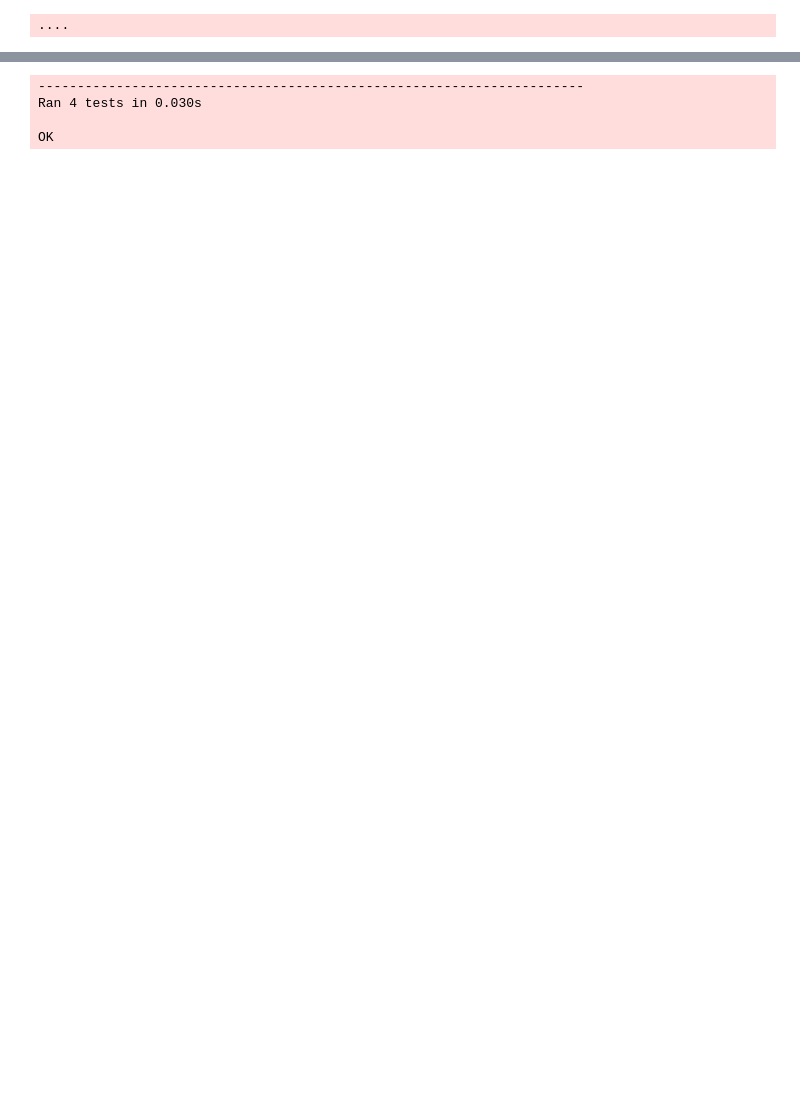
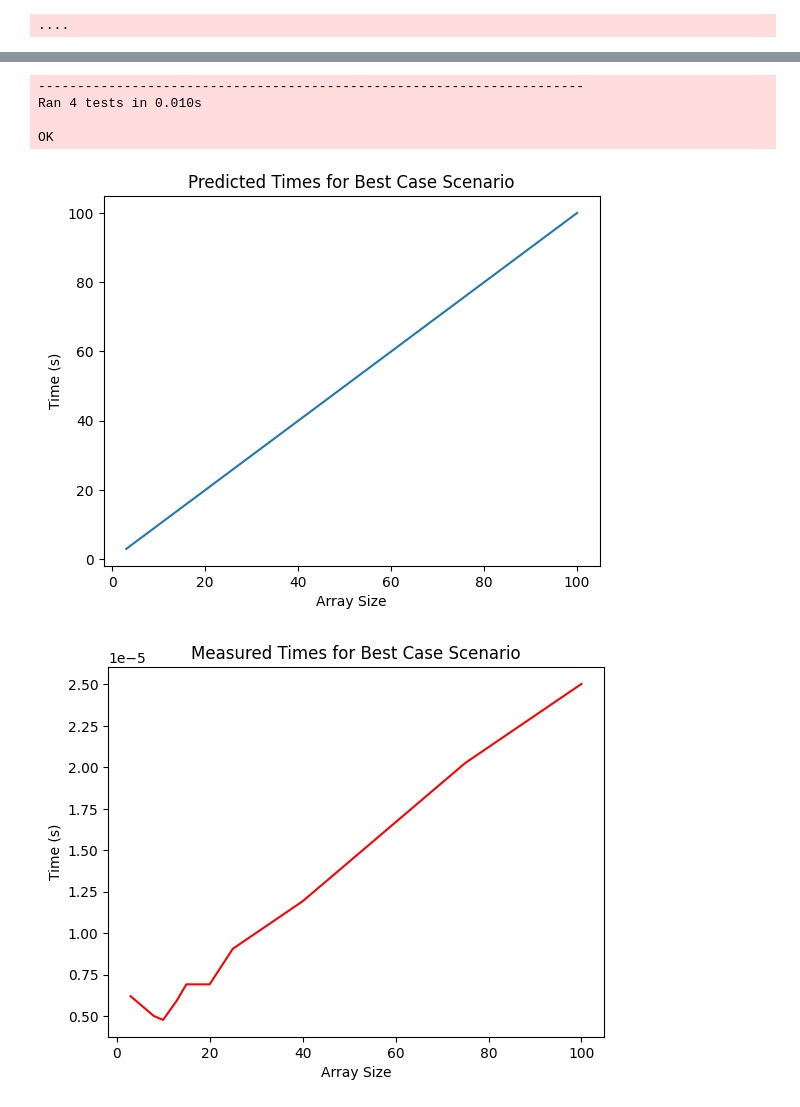
Before and after one commit to mo-abdulai/Analysis-Of-Anonymous-Algorithms, a Jupyter notebook: Algorithm7.ipynb, the cells around one changed output, grey strips where cells are left out. Saved outputs shown, nothing was run; the diff lists cells and outputs as text; code cells hidden in the pictures; blank space fills up the shorter version.

Commit message:
[IMP] add graphs to algorithm 8 and 7

```diff
--- a/Algorithm7.ipynb
+++ b/Algorithm7.ipynb
@@ -2,6 +2,8 @@
 # The Algorithm7Main function efficiently sorts the input array A using counting sort
 import unittest # import the unittest module
 import time # import time function
+import random
+import matplotlib.pyplot as plt
 
 
 
@@ -21,6 +23,8 @@ def Algorithm7(A):
     for k in range(B[j]):
       A[index] = j
       index += 1
+
+  return A
 
 class TestAlgorithm2(unittest.TestCase):
 
@@ -105,7 +109,78 @@ class TestAlgorithm2(unittest.TestCase):
         print(f"Average time: {avg_time} seconds")
         print(f"Worst time: {max_time} seconds\n")
 
+
+def measure_runtime(A):
+        start_time = time.time()
+        print(Algorithm7(A))
+        end_time = time.time()
+        return end_time - start_time
+
+
+def calculate_predicted_bestcase_runtime(N):
+    return N;
+
+def calculate_predicted_worstcase_runtime(N):
+    return N*N;
+
 if __name__ == '__main__':
     unittest.main(argv=[''], exit=False)
+    test_sizes = [3, 8, 10, 13, 15, 20, 25, 40, 75, 100]
+    # Best case scenario: array is already sorted
+    # Different array sizes for best case scenario
+
+    best_case_measured_runtimes = []
+    for size in test_sizes:
+        print(f"Running tests on best case scenario with array size {size}...")
+        A = random.sample(range(1, size + 1), size)
+        print(f"Array: {A}")
+        print("SortedArray: ", end="")
+        best_case_measured_runtimes.append(measure_runtime(A))
+        print("\n")
+
+     # Get predicted runtimes for best case scenario
+    best_case_predicted_times = [calculate_predicted_bestcase_runtime(size) for size in test_sizes]
+
+    # Plot a line graph predicted runtimes for best case scenario
+    plt.plot(test_sizes, best_case_predicted_times)
+    plt.xlabel('Array Size')
+    plt.ylabel('Time (s)')
+    plt.title('Predicted Times for Best Case Scenario')
+    plt.show()
+
+    # plot a line graph of measured runtimes for best case scenario
+    plt.plot(test_sizes, best_case_measured_runtimes, c='r')
+    plt.xlabel('Array Size')
+    plt.ylabel('Time (s)')
+    plt.title('Measured Times for Best Case Scenario')
+    plt.show()
+
+    # Worst case scenario: array is reverse sorted
+    # Different array sizes for worst case scenario
+    worst_case_measured_times = []
+    for size in test_sizes:
+        print(f"Running tests on worst case scenario with array size {size}...")
+        A = random.choices(range(1, 10), k=size)
+        print(f"Array: {A}")
+        print("ReverseSortedArray: ", end="")
+        worst_case_measured_times.append(measure_runtime(A))
+        print("\n")
+
+    # Get predicted runtimes for worst case scenario
+    worst_case_predicted_times = [calculate_predicted_worstcase_runtime(size) for size in test_sizes]
+
+    # Plot a line graph predicted runtimes for worst case scenario
+    plt.plot(test_sizes, worst_case_predicted_times)
+    plt.xlabel('Array Size')
+    plt.ylabel('Time (s)')
+    plt.title('Predicted Times for Worst Case Scenario')
+    plt.show()
+
+    # plot a line graph of measured runtimes for worst case scenario
+    plt.plot(test_sizes, worst_case_measured_times, c='r')
+    plt.xlabel('Array Size')
+    plt.ylabel('Time (s)')
+    plt.title('Measured Times for Worst Case Scenario')
+    plt.show()
 # %% [output]
 ....
@@ -129,4 +204,6 @@ Worst time: 1.5020370483398438e-05 seconds
 ----------------------------------------------------------------------
-Ran 4 tests in 0.030s
+Ran 4 tests in 0.010s
 
 OK
+[figure, added]
+[figure, added]
```
Also changed, not shown: parts of 1 cell of this notebook, 2 other files.
